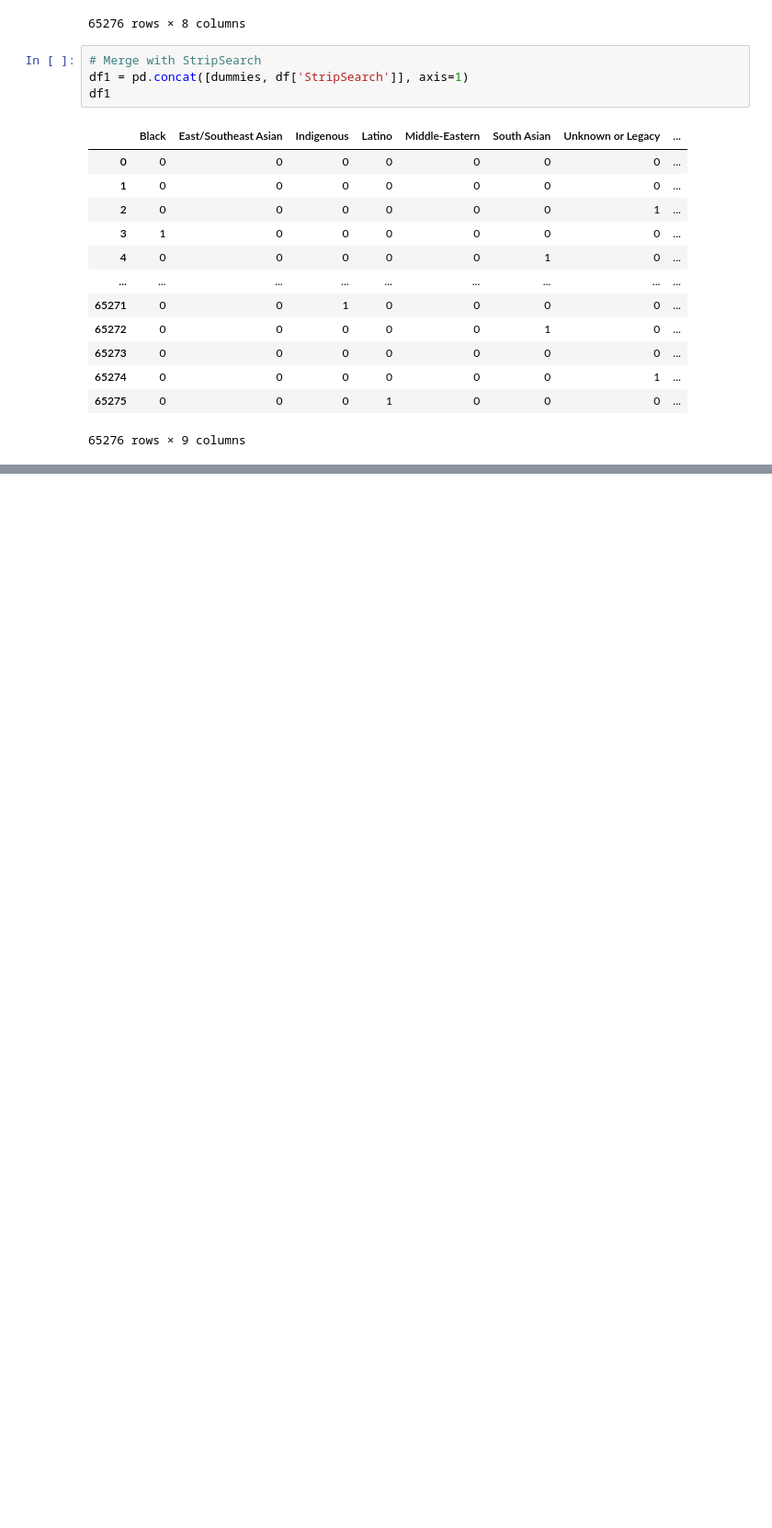
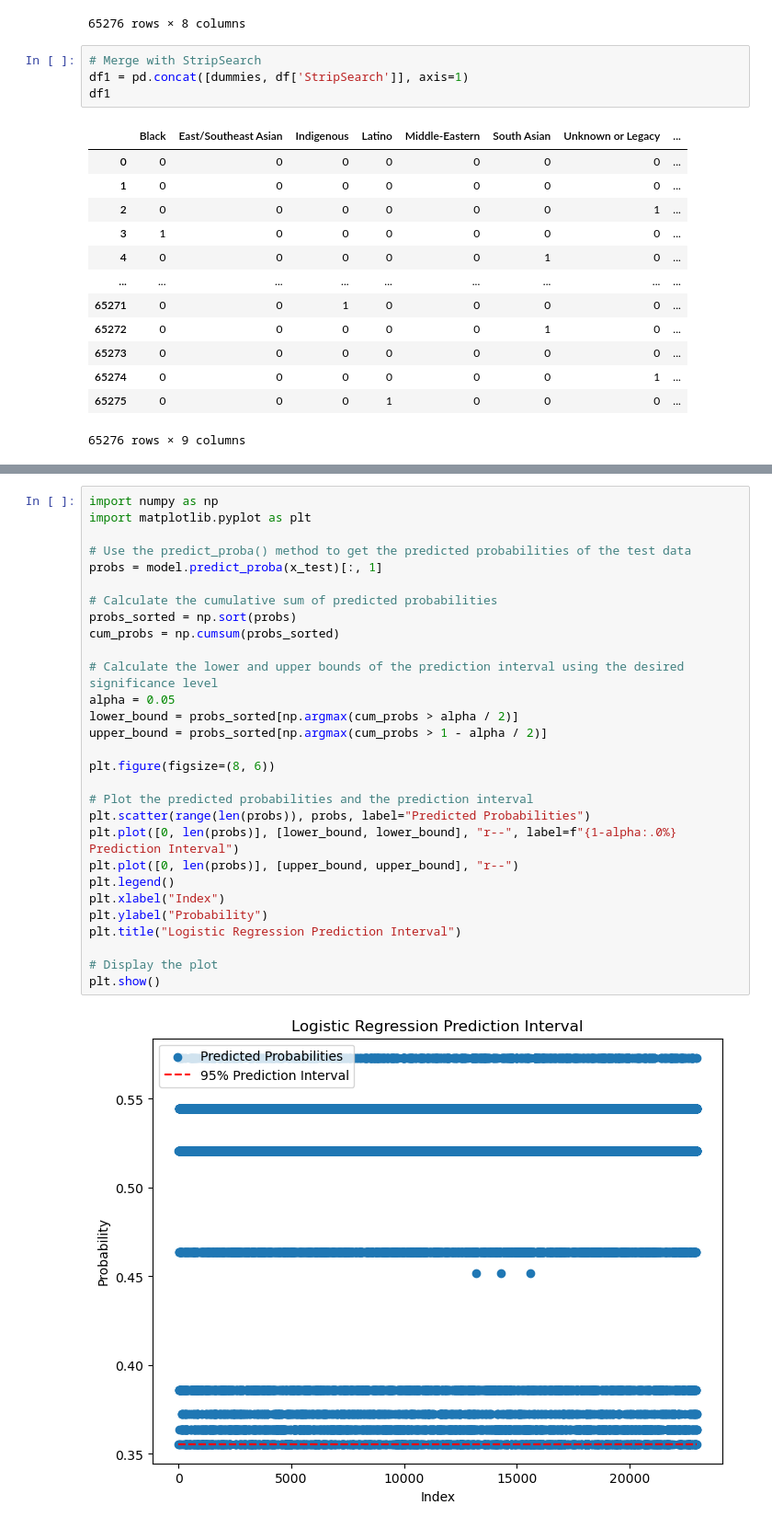
Before and after one commit to shionguha/inf2178-expdesignfordatascience-w23, a Jupyter notebook: final/Group 24-PR/Group24_code.ipynb, the cells around one changed output, grey strips where cells are left out. Shown at 92% size. Drawn from its saved outputs; the diff is of its cells as text; blank space fills up the shorter version.

```diff
--- a/final/Group 24-PR/Group24_code.ipynb
+++ b/final/Group 24-PR/Group24_code.ipynb
@@ -917,0 +926,31 @@ plt.show()
+# %%
+import numpy as np
+import matplotlib.pyplot as plt
+
+# Use the predict_proba() method to get the predicted probabilities of the test data
+probs = model.predict_proba(x_test)[:, 1]
+
+# Calculate the cumulative sum of predicted probabilities
+probs_sorted = np.sort(probs)
+cum_probs = np.cumsum(probs_sorted)
+
+# Calculate the lower and upper bounds of the prediction interval using the desired significance level
+alpha = 0.05
+lower_bound = probs_sorted[np.argmax(cum_probs > alpha / 2)]
+upper_bound = probs_sorted[np.argmax(cum_probs > 1 - alpha / 2)]
+
+plt.figure(figsize=(8, 6))
+
+# Plot the predicted probabilities and the prediction interval
+plt.scatter(range(len(probs)), probs, label="Predicted Probabilities")
+plt.plot([0, len(probs)], [lower_bound, lower_bound], "r--", label=f"{1-alpha:.0%} Prediction Interval")
+plt.plot([0, len(probs)], [upper_bound, upper_bound], "r--")
+plt.legend()
+plt.xlabel("Index")
+plt.ylabel("Probability")
+plt.title("Logistic Regression Prediction Interval")
+
+# Display the plot
+plt.show()
+# %% [output]
+[figure, added]
```
Also changed, not shown: parts of 11 cells of this notebook, 1 other file.
